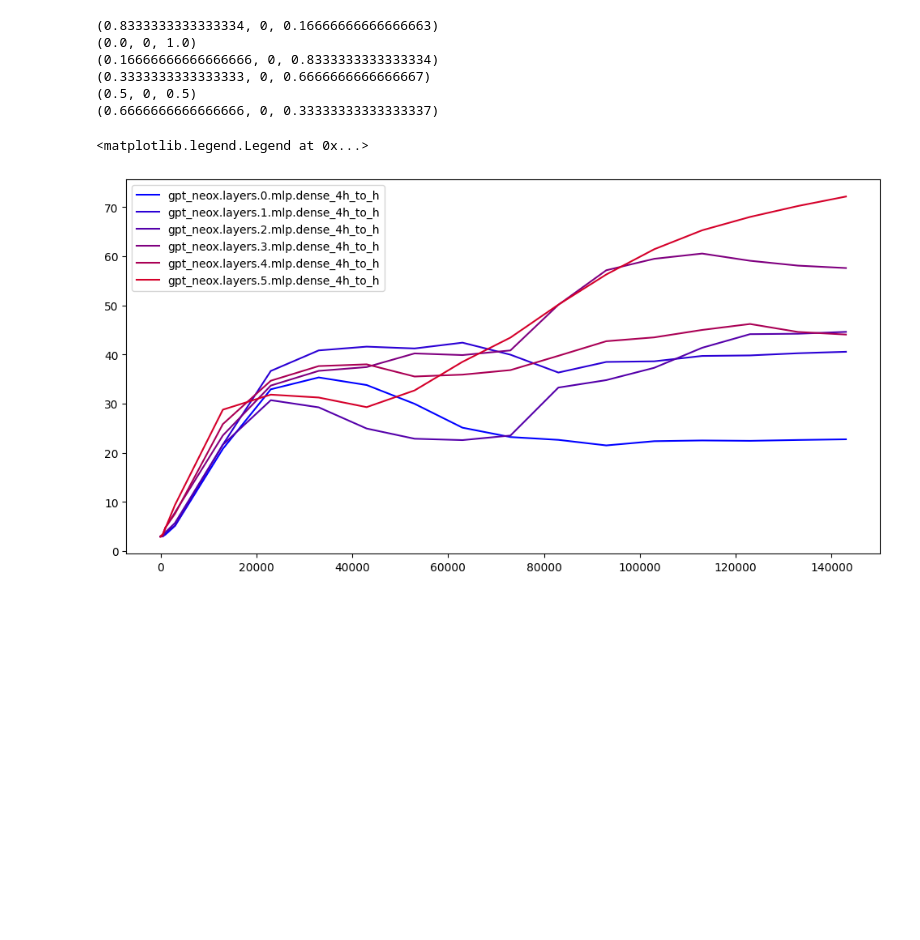
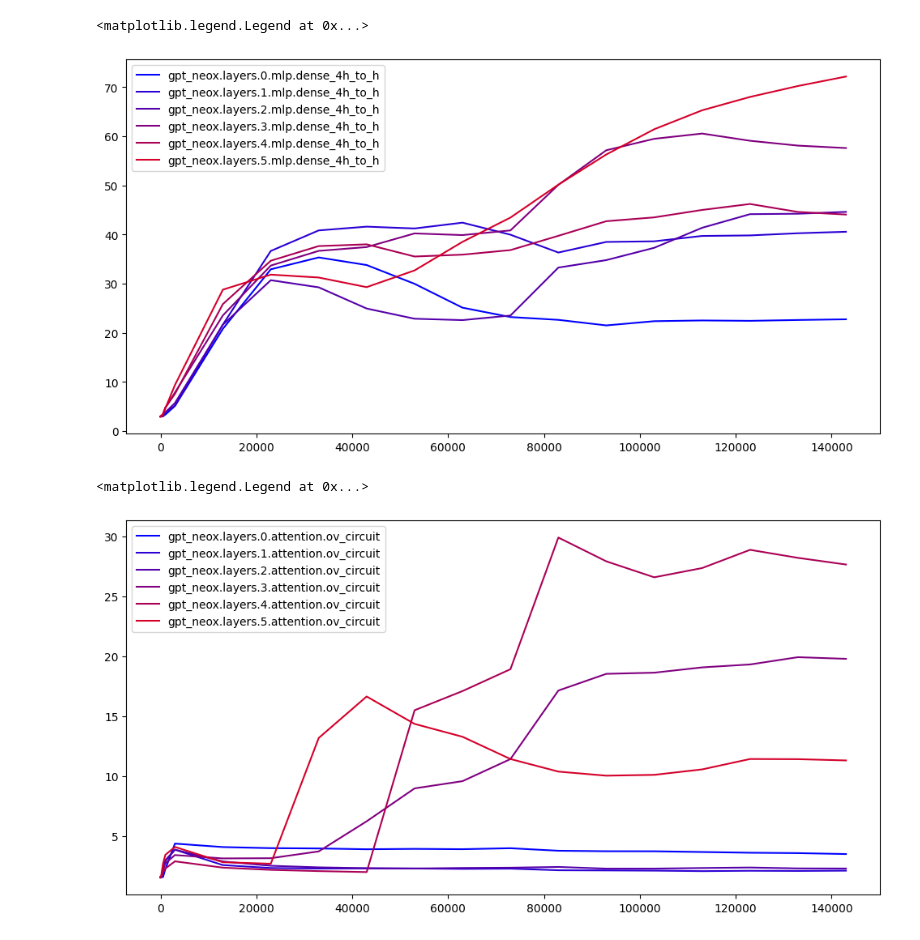
Before and after one commit to biancaganescu/pretraining-playground, a Jupyter notebook: notebooks/analysis__svd.ipynb, the cells around one changed output. Cells and saved outputs as stored; diff of their text form; code cells hidden in the pictures; blank space fills up the shorter version.

```diff
--- a/notebooks/analysis__svd.ipynb
+++ b/notebooks/analysis__svd.ipynb
@@ -13,9 +24,8 @@ First analysis we want to run if how the SVD norms correlate with the CKA scores
 # %%
-model_size = "70m"
-with open(f'/home/rd654/pretraining-playground/compiled_statistics/{model_size}/svd_weight_per_layer.pkl', 'rb') as f:
+with open(f'/home/rd654/pretraining-playground/computed_statistics/{model_size}/weight_svd_per_layer.pkl', 'rb') as f:
     _svd_weights = pickle.load(f)
 
-    svd_weights__mlp = sort_and_filter_metrics(_svd_weights, "dense_4h_to_h")
-    svd_weights__ov = sort_and_filter_metrics(_svd_weights, "dense_4h_to_h")
+    sing_values_weights__mlp = sort_and_filter_metrics(_svd_weights, "dense_4h_to_h", remove_heads=True)
+    sing_values_weights__ov = sort_and_filter_metrics(_svd_weights, "ov_circuit", remove_heads=True)
 # %%
 model_size = "70m"
@@ -29,32 +40,47 @@ def compute_explained_variance(S):
     explained_variances = variances / np.sum(variances)
     return explained_variances
 
-def compute_condition_number(S):
+def compute_condition_number(S, matrix_rank=None):
     """ For a matrix of singular values, compute the condition number."""
-    return S[0] / S[-1]
+    if matrix_rank is None:
+        matrix_rank = len(S)
+    return S[0] / S[matrix_rank - 1]
 # %%
-condition_numbers_per_layer = {}
-for name, singular_values in svd_weights.items():
+mlp_rank = model_config.hidden_size
+attention_head_rank = model_config.hidden_size // model_config.num_attention_heads
 
-    condition_numbers_per_layer[name] = []
+condition_numbers_per_layer__mlp = {}
+for name, singular_values in sing_values_weights__mlp.items():
+    condition_numbers_per_layer__mlp[name] = []
     for checkpoint_step, checkpoint_singular_values in zip(CHECKPOINT_STEPS, singular_values):
         S = np.array(checkpoint_singular_values)
-        condition_numbers_per_layer[name].append(compute_condition_number(S))
+        condition_numbers_per_layer__mlp[name].append(compute_condition_number(S, matrix_rank=mlp_rank))
+
+condition_numbers_per_layer__attention = {}
+for name, singular_values in sing_values_weights__ov.items():
+    condition_numbers_per_layer__attention[name] = []
+    for checkpoint_step, checkpoint_singular_values in zip(CHECKPOINT_STEPS, singular_values):
+        S = np.array(checkpoint_singular_values)
+        condition_numbers_per_layer__attention[name].append(compute_condition_number(S, matrix_rank=attention_head_rank))
 # %%
 # plot out the condition numbers for each layer across the checkpoint steps
 import matplotlib.pyplot as plt
 plt.figure(figsize=(12, 6))
-for i, (name, condition_numbers) in enumerate(condition_numbers_per_layer.items()):
-    color = (i / len(condition_numbers_per_layer.keys()), 0, 1 - i / len(condition_numbers_per_layer.keys()))
+for i, (name, condition_numbers) in enumerate(condition_numbers_per_layer__mlp.items()):
+    color = (i / len(condition_numbers_per_layer__mlp.keys()), 0, 1 - i / len(condition_numbers_per_layer__mlp.keys()))
     plt.plot(CHECKPOINT_STEPS, condition_numbers, label=name, color=color)
 
 plt.legend()
 # %% [output]
-(0.8333333333333334, 0, 0.16666666666666663)
-(0.0, 0, 1.0)
-(0.16666666666666666, 0, 0.8333333333333334)
-(0.3333333333333333, 0, 0.6666666666666667)
-(0.5, 0, 0.5)
-(0.6666666666666666, 0, 0.33333333333333337)
+<matplotlib.legend.Legend at 0x...>
-<matplotlib.legend.Legend at 0x...>
 [figure]
+# %%
+plt.figure(figsize=(12, 6))
+for i, (name, condition_numbers) in enumerate(condition_numbers_per_layer__attention.items()):
+    color = (i / len(condition_numbers_per_layer__attention.keys()), 0, 1 - i / len(condition_numbers_per_layer__attention.keys()))
+    plt.plot(CHECKPOINT_STEPS, condition_numbers, label=name, color=color)
+
+plt.legend()
+# %% [output]
+<matplotlib.legend.Legend at 0x...>
+[figure, added]
```
Also changed, not shown: parts of 4 cells of this notebook, 6 other files.
